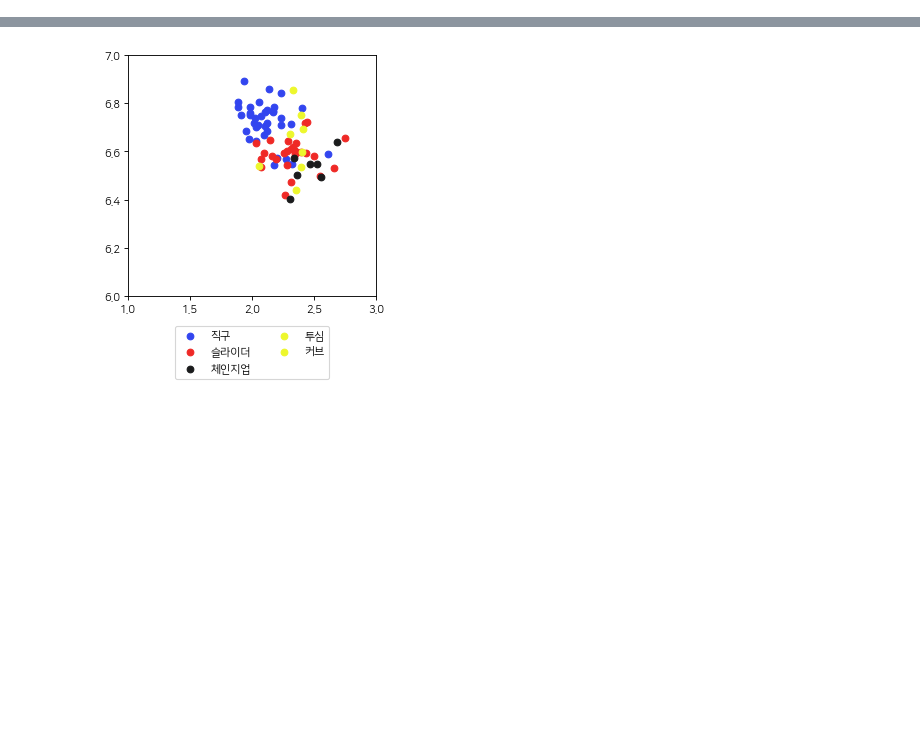
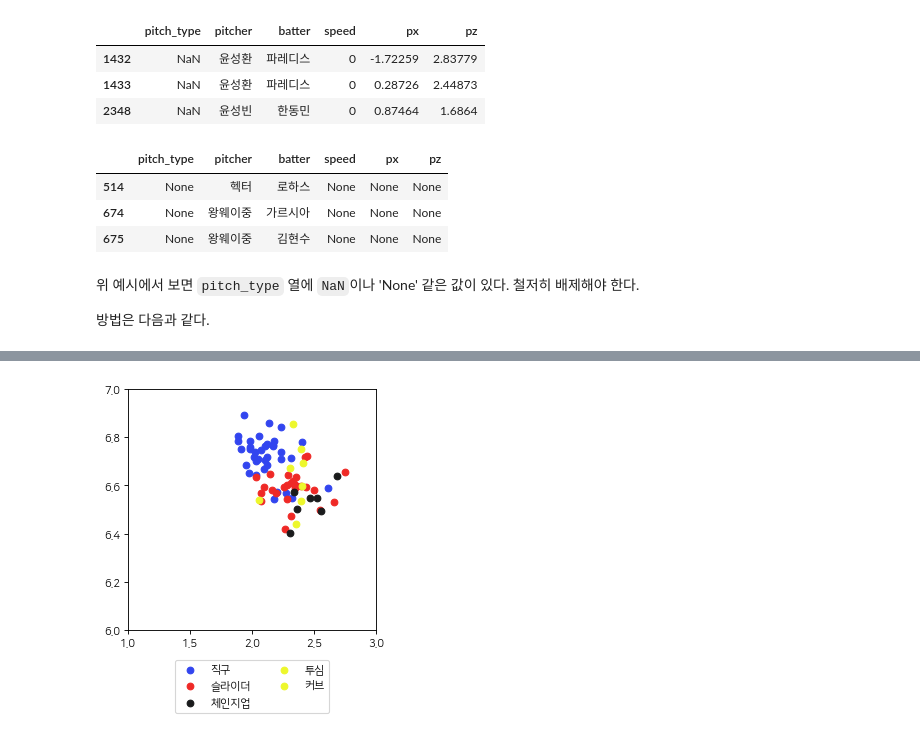
Before and after one commit to kparkk2/KBO_pbp_text_crawler, a Jupyter notebook: pfx_df.ipynb, the cells around one changed output, grey strips where cells are left out. Drawn from its saved outputs; the diff is of its cells as text; code cells hidden in the pictures; blank space fills up the shorter version.

```diff
--- a/pfx_df.ipynb
+++ b/pfx_df.ipynb
@@ -11 +82,18 @@ pd.set_option('display.float_format', lambda x: '%.1f' % x)
+# %%
+# 쓰레기 값이 있는 데이터의 예시
+display(df.loc[df.pitch_type.isnull()].loc[:, ['pitch_type', 'pitcher', 'batter', 'speed', 'px', 'pz']][:3])
+display(df.loc[df.pitch_type == 'None'].loc[:, ['pitch_type', 'pitcher', 'batter', 'speed', 'px', 'pz']][:3])
+# %% [output]
+|  | pitch_type | pitcher | batter | speed | px | pz |
+| 1432 | NaN | 윤성환 | 파레디스 | 0 | -1.72259 | 2.83779 |
+| 1433 | NaN | 윤성환 | 파레디스 | 0 | 0.28726 | 2.44873 |
+| 2348 | NaN | 윤성빈 | 한동민 | 0 | 0.87464 | 1.6864 |
+|  | pitch_type | pitcher | batter | speed | px | pz |
+| 514 | None | 헥터 | 로하스 | None | None | None |
+| 674 | None | 왕웨이중 | 가르시아 | None | None | None |
+| 675 | None | 왕웨이중 | 김현수 | None | None | None |
+# %% [markdown]
+위 예시에서 보면 `pitch_type` 열에 `NaN`이나 'None' 같은 값이 있다. 철저히 배제해야 한다.
+
+방법은 다음과 같다.
 # %%
```
Also changed, not shown: parts of 23 cells of this notebook, 1 other file.
